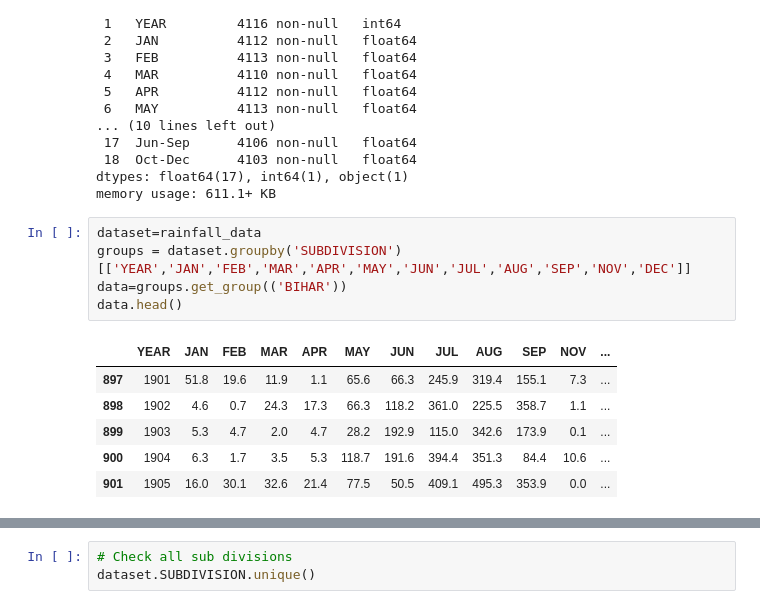
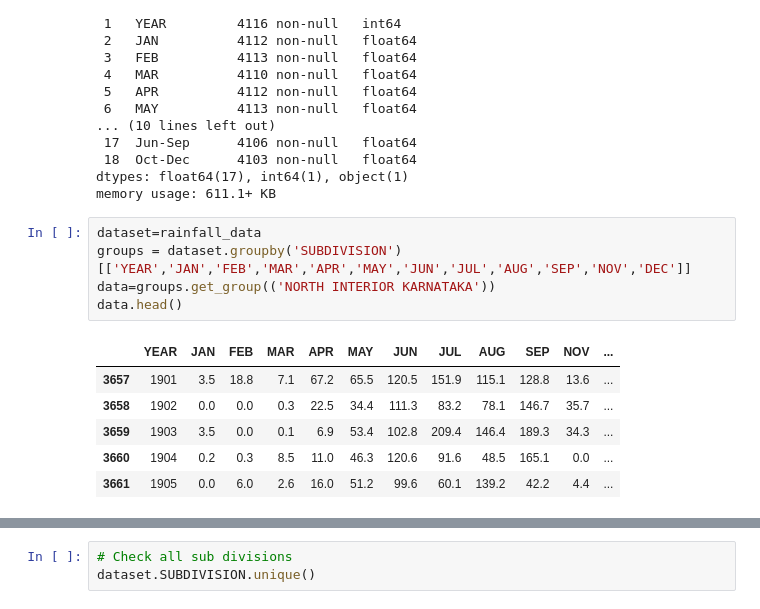
Before and after one commit to psterdale/dsaiml-capstone, a Jupyter notebook: notebook/rainfall-prediction-india.ipynb, the cells around one changed output, grey strips where cells are left out. Drawn from its saved outputs; the diff is of its cells as text.

```diff
--- a/notebook/rainfall-prediction-india.ipynb
+++ b/notebook/rainfall-prediction-india.ipynb
@@ -96,12 +100,12 @@ memory usage: 611.1+ KB
 # %%
 dataset=rainfall_data
 groups = dataset.groupby('SUBDIVISION')[['YEAR','JAN','FEB','MAR','APR','MAY','JUN','JUL','AUG','SEP','NOV','DEC']]
-data=groups.get_group(('BIHAR'))
+data=groups.get_group(('NORTH INTERIOR KARNATAKA'))
 data.head()
 # %% [output]
 |  | YEAR | JAN | FEB | MAR | APR | MAY | JUN | JUL | AUG | SEP | NOV | ... |
-| 897 | 1901 | 51.8 | 19.6 | 11.9 | 1.1 | 65.6 | 66.3 | 245.9 | 319.4 | 155.1 | 7.3 | ... |
-| 898 | 1902 | 4.6 | 0.7 | 24.3 | 17.3 | 66.3 | 118.2 | 361.0 | 225.5 | 358.7 | 1.1 | ... |
-| 899 | 1903 | 5.3 | 4.7 | 2.0 | 4.7 | 28.2 | 192.9 | 115.0 | 342.6 | 173.9 | 0.1 | ... |
-| 900 | 1904 | 6.3 | 1.7 | 3.5 | 5.3 | 118.7 | 191.6 | 394.4 | 351.3 | 84.4 | 10.6 | ... |
-| 901 | 1905 | 16.0 | 30.1 | 32.6 | 21.4 | 77.5 | 50.5 | 409.1 | 495.3 | 353.9 | 0.0 | ... |
+| 3657 | 1901 | 3.5 | 18.8 | 7.1 | 67.2 | 65.5 | 120.5 | 151.9 | 115.1 | 128.8 | 13.6 | ... |
+| 3658 | 1902 | 0.0 | 0.0 | 0.3 | 22.5 | 34.4 | 111.3 | 83.2 | 78.1 | 146.7 | 35.7 | ... |
+| 3659 | 1903 | 3.5 | 0.0 | 0.1 | 6.9 | 53.4 | 102.8 | 209.4 | 146.4 | 189.3 | 34.3 | ... |
+| 3660 | 1904 | 0.2 | 0.3 | 8.5 | 11.0 | 46.3 | 120.6 | 91.6 | 48.5 | 165.1 | 0.0 | ... |
+| 3661 | 1905 | 0.0 | 6.0 | 2.6 | 16.0 | 51.2 | 99.6 | 60.1 | 139.2 | 42.2 | 4.4 | ... |
```
Also changed, not shown: parts of 30 cells of this notebook.
